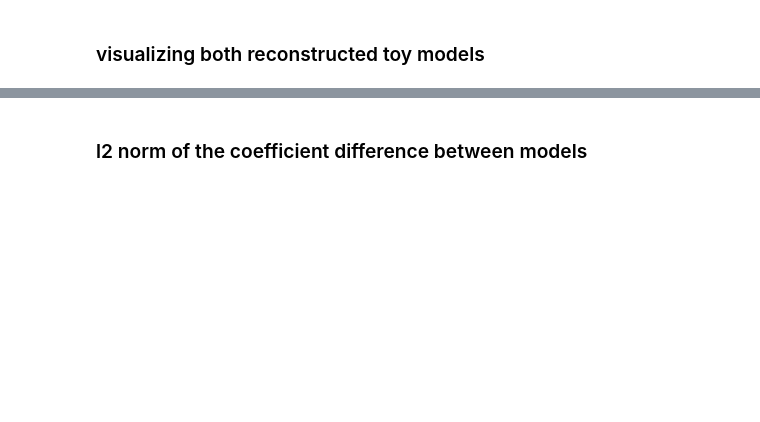
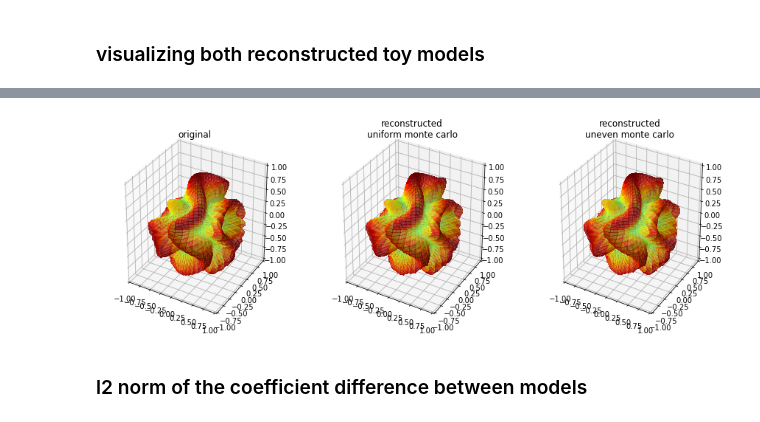
Before and after one commit to mammalwong/ml-study, a Jupyter notebook: study-spherical-harmonic.ipynb, the cells around one changed output, grey strips where cells are left out. Drawn from its saved outputs; the diff is of its cells as text; code cells hidden in the pictures; blank space fills up the shorter version.

```diff
--- a/study-spherical-harmonic.ipynb
+++ b/study-spherical-harmonic.ipynb
@@ -377,3 +380,7 @@ plt.show()
+# %%
+visualize_model(M)
+# %% [output]
+[figure, added]
 # %% [markdown]
 ### l2 norm of the coefficient difference between models
 # %%
```
Also changed, not shown: parts of 10 cells of this notebook.
